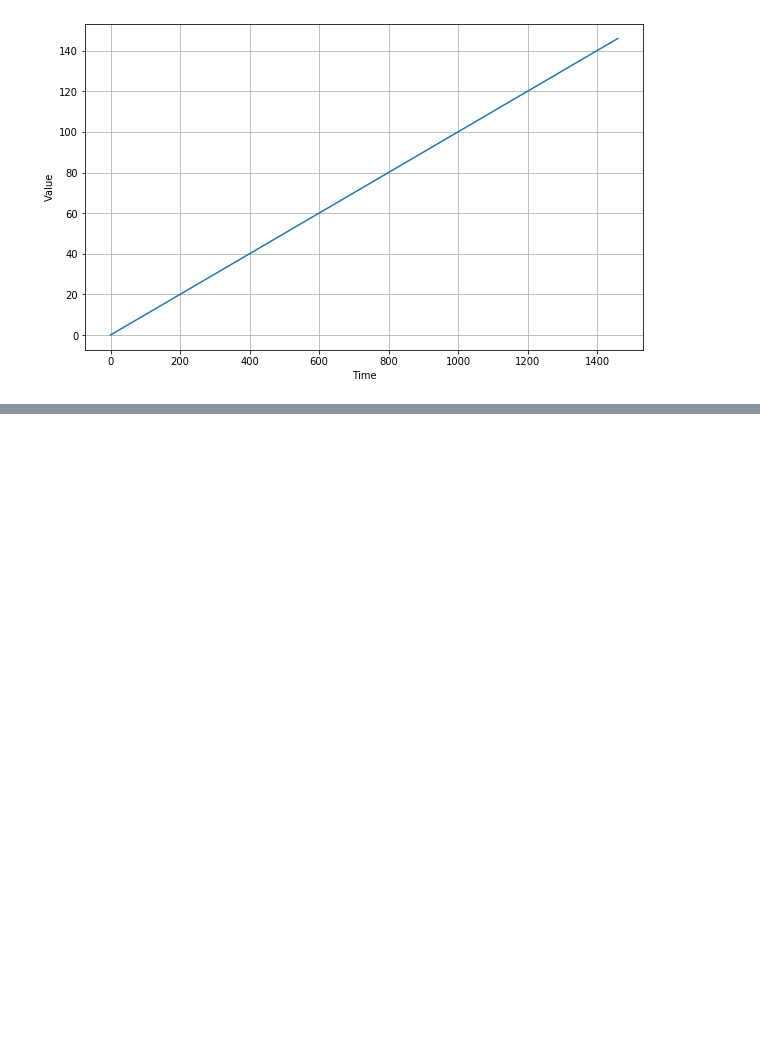
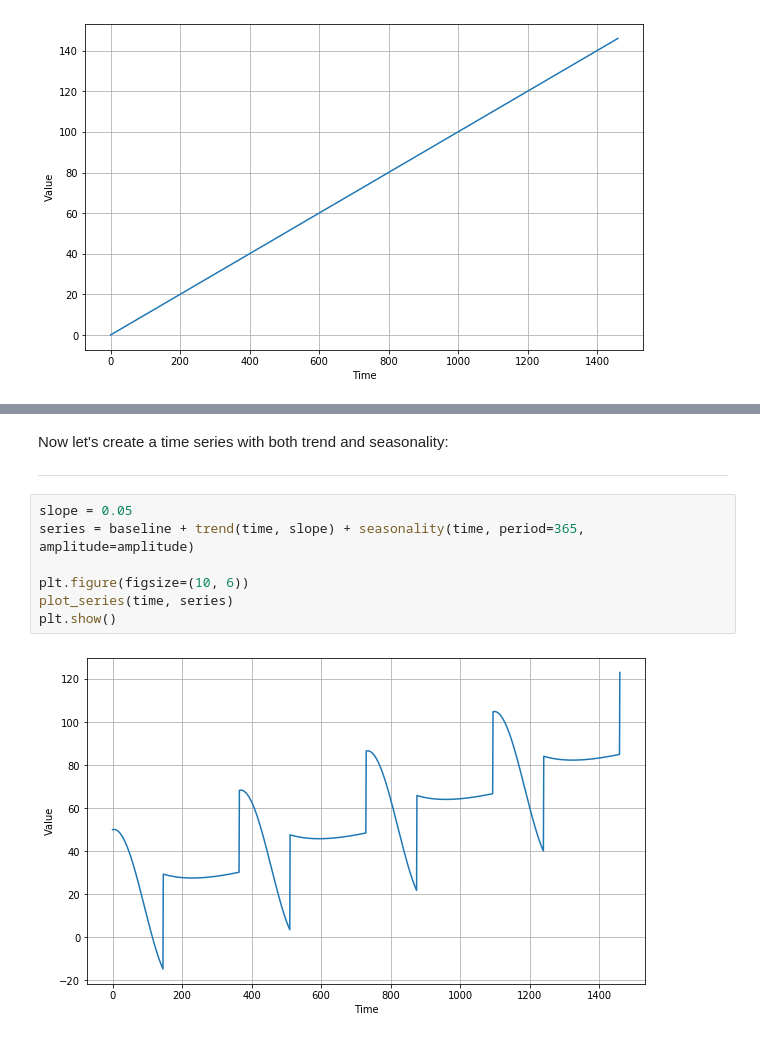
Before and after one commit to ainurafifah00/Coursera_TF, a Jupyter notebook: [Sequences]Week_1_Time_Series_Intro.ipynb, the cells around one changed output, grey strips where cells are left out. Cells and saved outputs as stored; diff of their text form; blank space fills up the shorter version.

```diff
--- a/[Sequences]Week_1_Time_Series_Intro.ipynb
+++ b/[Sequences]Week_1_Time_Series_Intro.ipynb
@@ -52,0 +76,13 @@ plt.show()
+# %% [markdown]
+Now let's create a time series with both trend and seasonality:
+
+---
+# %%
+slope = 0.05
+series = baseline + trend(time, slope) + seasonality(time, period=365, amplitude=amplitude)
+
+plt.figure(figsize=(10, 6))
+plot_series(time, series)
+plt.show()
+# %% [output]
+[figure, added]
```
Also changed, not shown: parts of 3 cells of this notebook.
